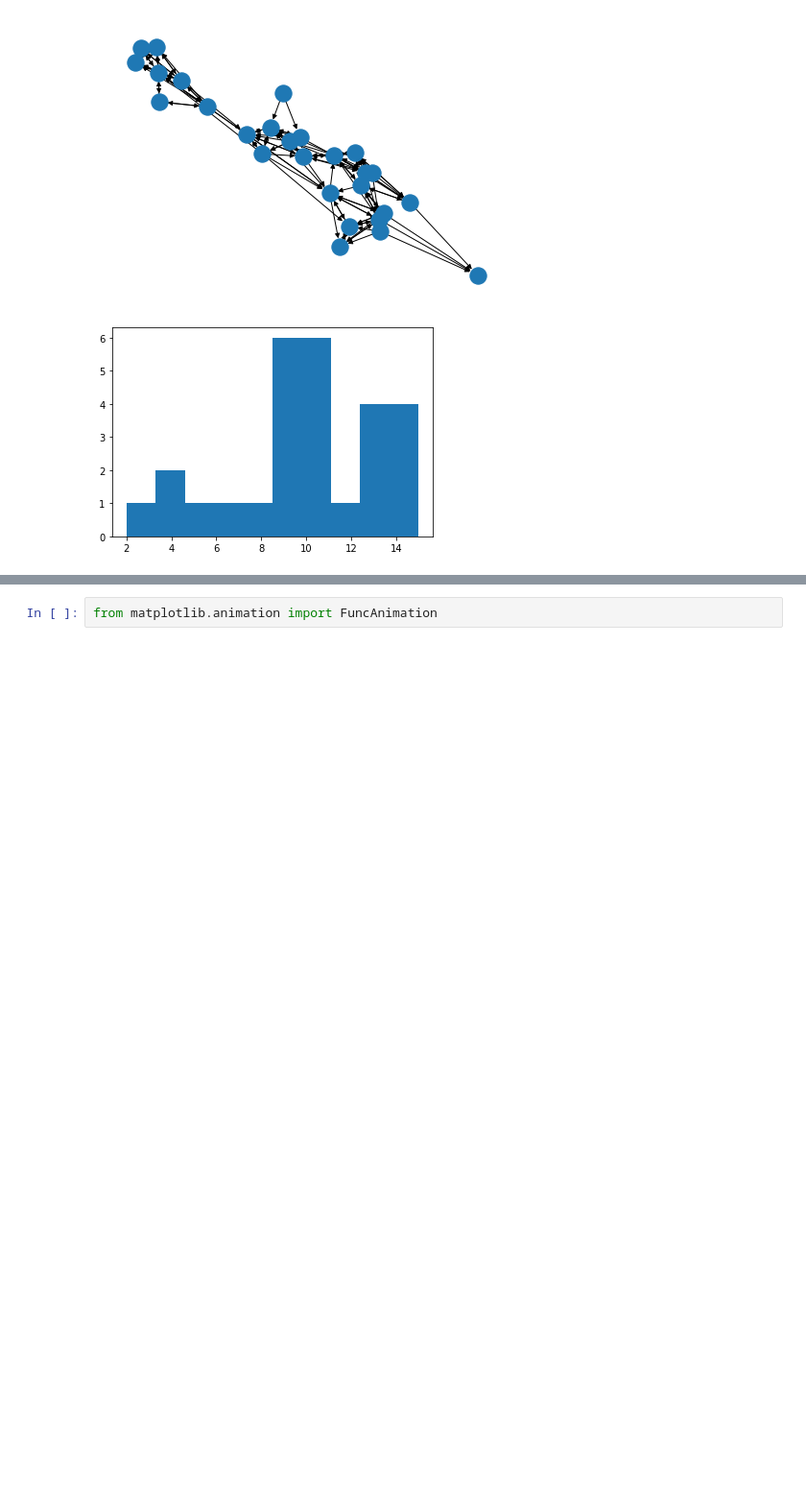
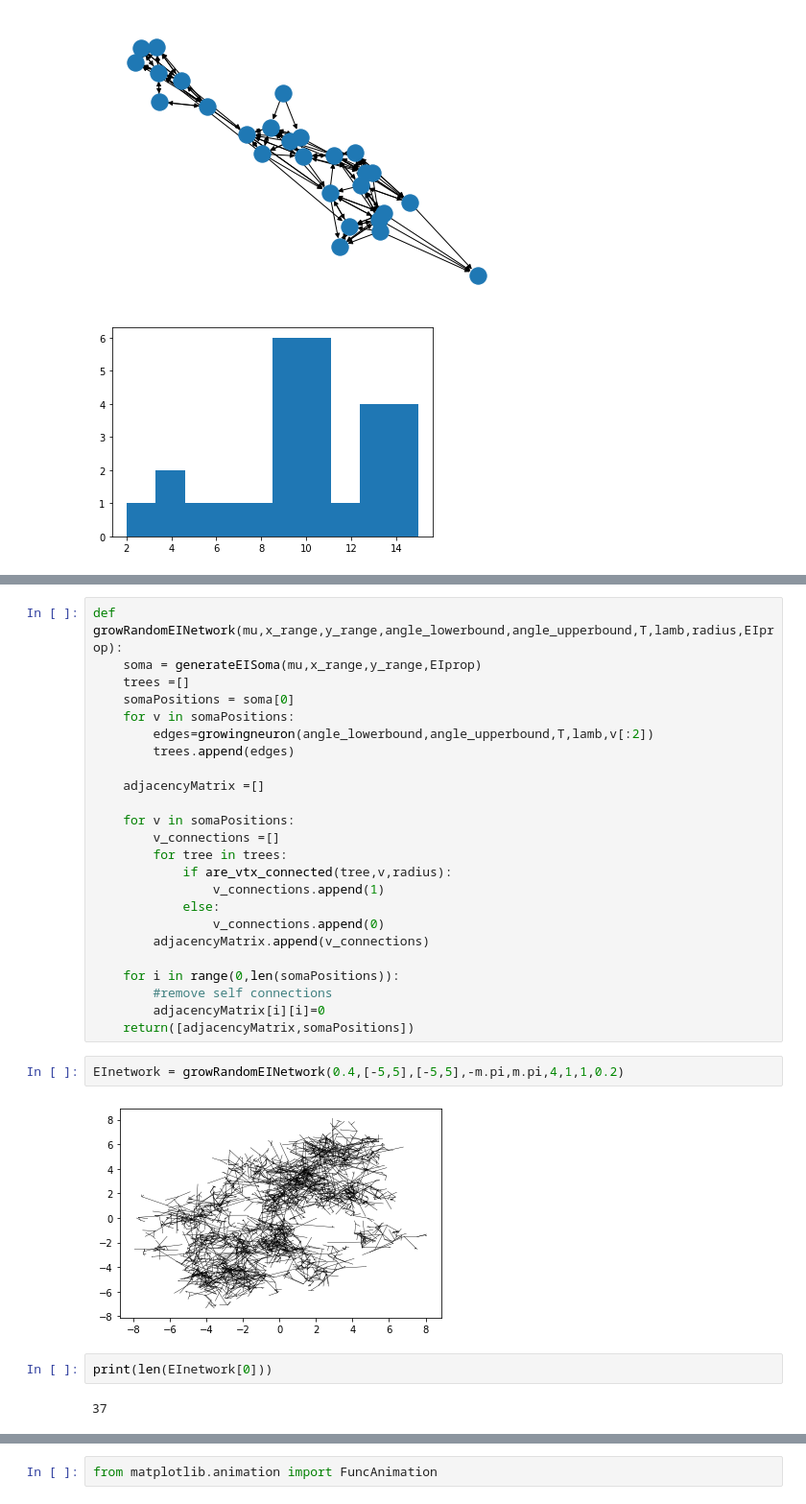
Before and after one commit to rnartallo/randomlygrownnetworks, a Jupyter notebook: initialprojectwork.ipynb, the cells around one changed output, grey strips where cells are left out. Shown: that part at 96% size. Saved outputs shown, nothing was run; the diff lists cells and outputs as text; blank space fills up the shorter version.

```diff
--- a/initialprojectwork.ipynb
+++ b/initialprojectwork.ipynb
@@ -356,0 +377,32 @@ Average degree: 9.925925925925926
+# %%
+def growRandomEINetwork(mu,x_range,y_range,angle_lowerbound,angle_upperbound,T,lamb,radius,EIprop):
+    soma = generateEISoma(mu,x_range,y_range,EIprop)
+    trees =[]
+    somaPositions = soma[0]
+    for v in somaPositions:
+        edges=growingneuron(angle_lowerbound,angle_upperbound,T,lamb,v[:2])
+        trees.append(edges)
+
+    adjacencyMatrix =[]
+
+    for v in somaPositions:
+        v_connections =[]
+        for tree in trees:
+            if are_vtx_connected(tree,v,radius):
+                v_connections.append(1)
+            else:
+                v_connections.append(0)
+        adjacencyMatrix.append(v_connections)
+
+    for i in range(0,len(somaPositions)):
+        #remove self connections
+        adjacencyMatrix[i][i]=0
+    return([adjacencyMatrix,somaPositions])
+# %%
+EInetwork = growRandomEINetwork(0.4,[-5,5],[-5,5],-m.pi,m.pi,4,1,1,0.2)
+# %% [output]
+[figure, added]
+# %%
+print(len(EInetwork[0]))
+# %% [output]
+37
```
Also changed, not shown: parts of 16 cells of this notebook.
